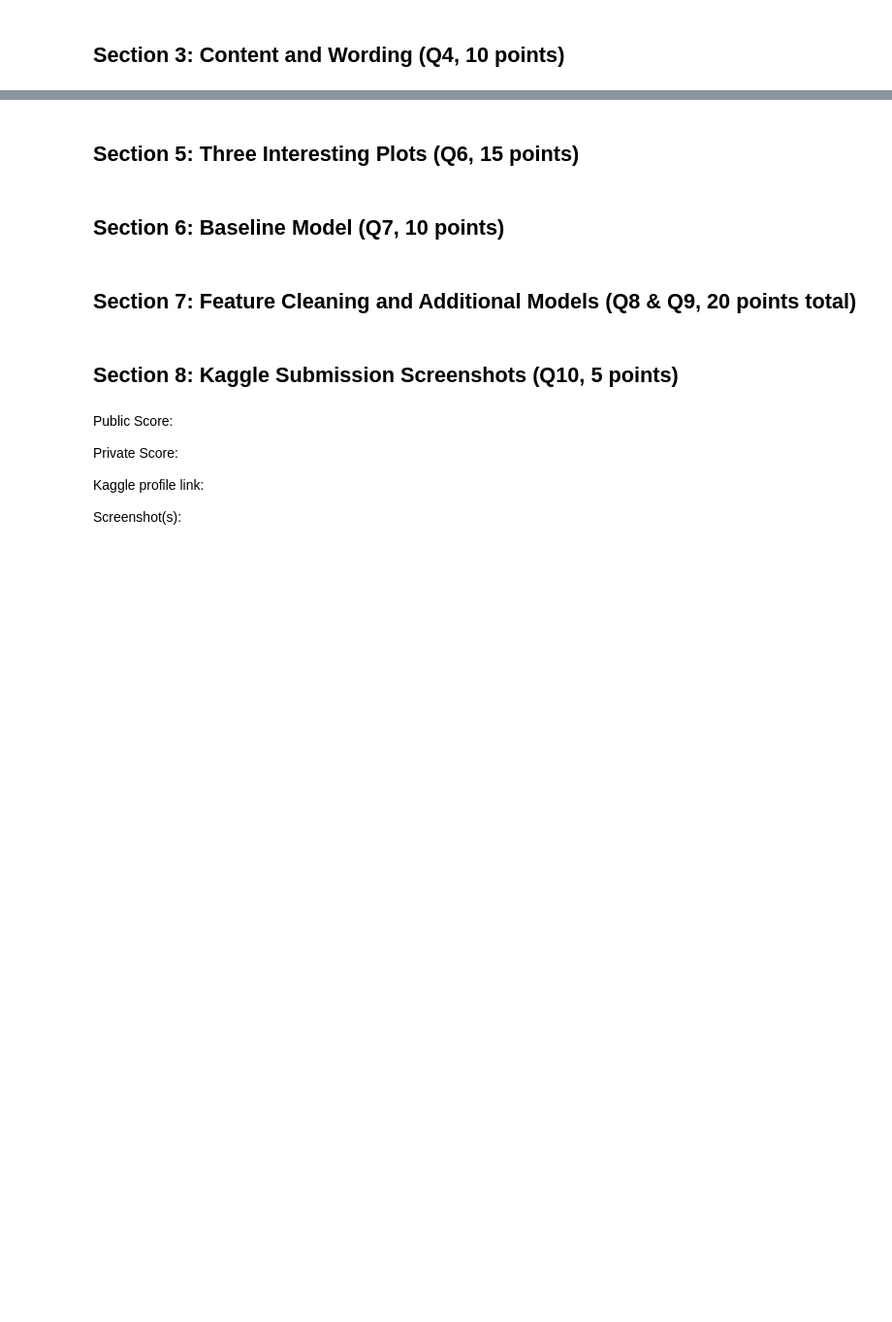
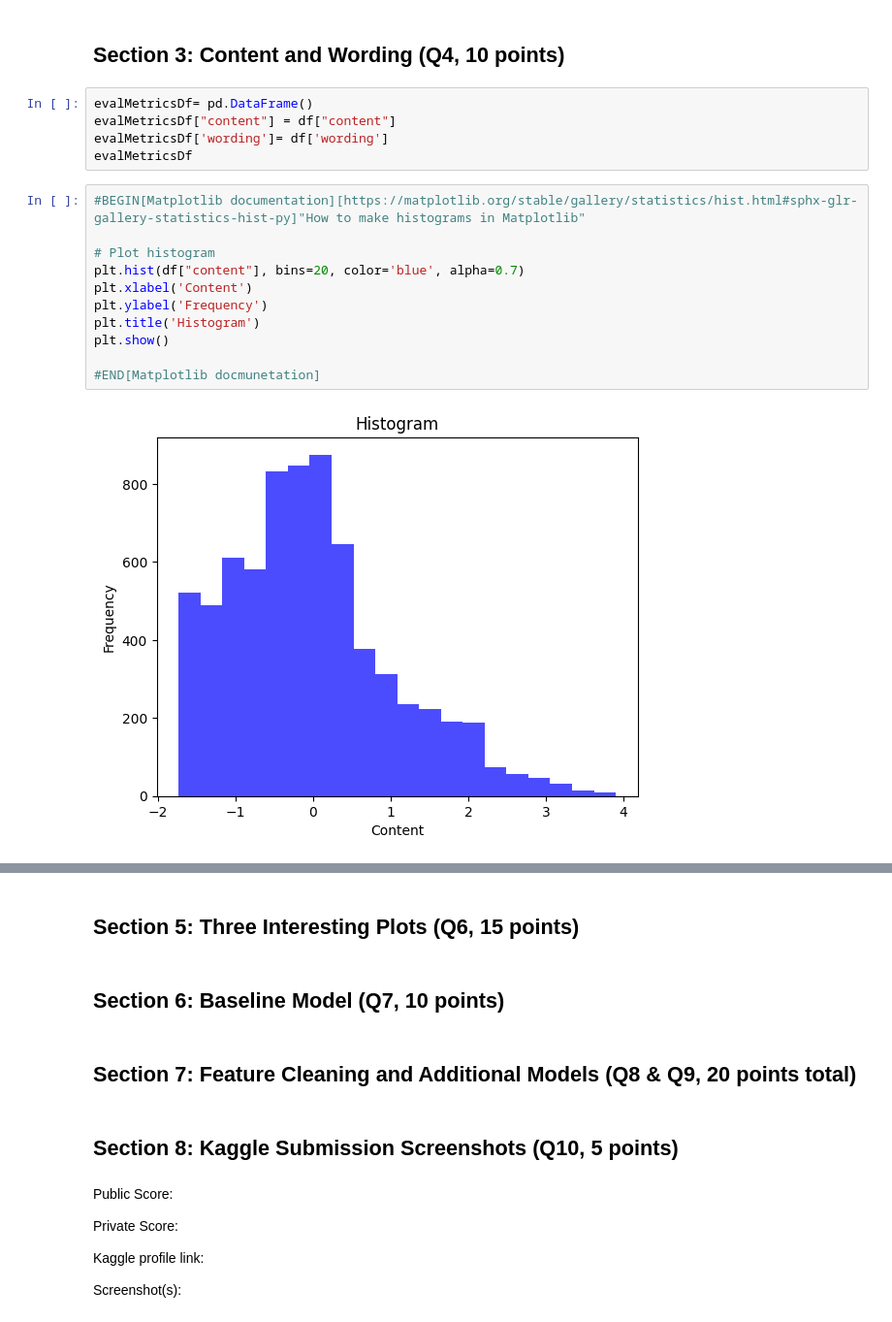
Before and after one commit to PrathameshBagal/Data-Science, a Jupyter notebook: Copy_of_cse519_hw2_last_first_123456789.ipynb, the cells around one changed output, grey strips where cells are left out. Shown: that part at 97% size. Saved outputs shown, nothing was run; the diff lists cells and outputs as text; blank space fills up the shorter version.

```diff
--- a/Copy_of_cse519_hw2_last_first_123456789.ipynb
+++ b/Copy_of_cse519_hw2_last_first_123456789.ipynb
@@ -251,2 +267,20 @@ task2Table.head(10)
 # %% [markdown]
 ## **Section 3: Content and Wording (Q4, 10 points)**
+# %%
+evalMetricsDf= pd.DataFrame()
+evalMetricsDf["content"] = df["content"]
+evalMetricsDf['wording']= df['wording']
+evalMetricsDf
+# %%
+#BEGIN[Matplotlib documentation][https://matplotlib.org/stable/gallery/statistics/hist.html#sphx-glr-gallery-statistics-hist-py]"How to make histograms in Matplotlib"
+
+# Plot histogram
+plt.hist(df["content"], bins=20, color='blue', alpha=0.7)
+plt.xlabel('Content')
+plt.ylabel('Frequency')
+plt.title('Histogram')
+plt.show()
+
+#END[Matplotlib docmunetation]
+# %% [output]
+[figure, added]
```
Also changed, not shown: parts of 30 cells of this notebook.
